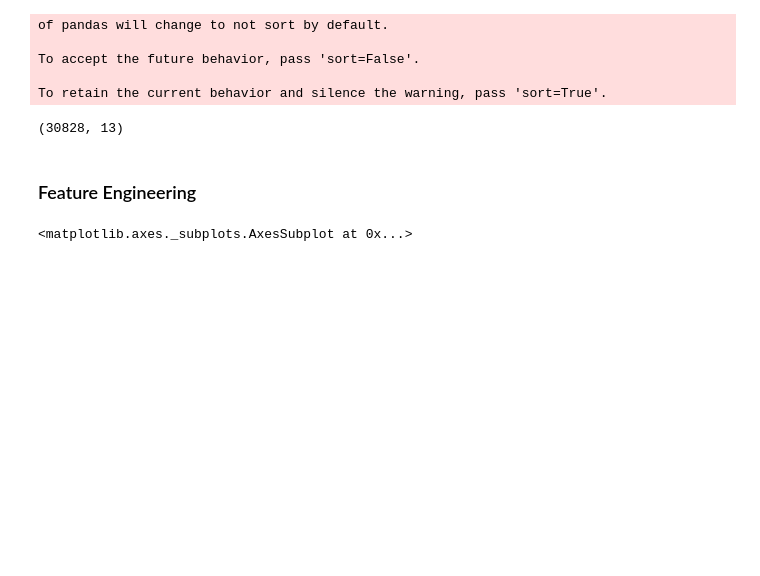
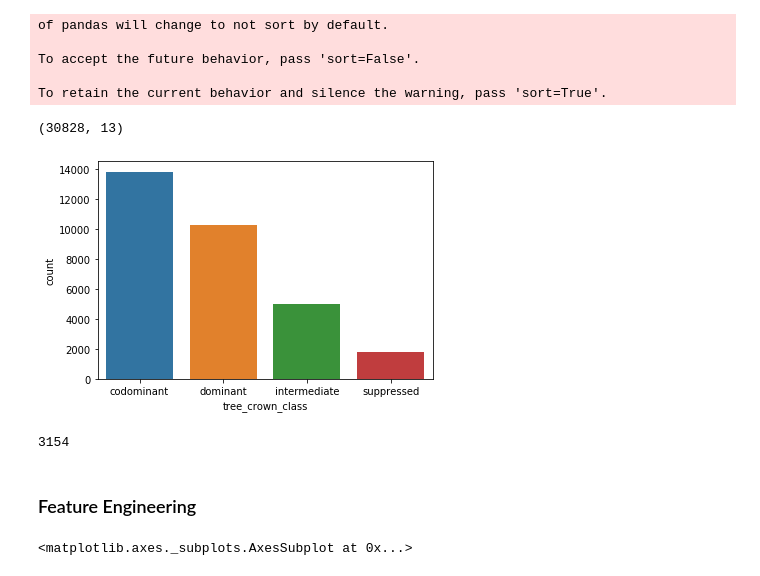
Before and after one commit to New-Jersey-Forest-Service/InventoryErrorMLSolutions, a Jupyter notebook: CrownClass/classifying crown class_bothyears.ipynb, the cells around one changed output. Drawn from its saved outputs; the diff is of its cells as text; code cells hidden in the pictures; blank space fills up the shorter version.

Commit message:
add graphs and push misc local changes

```diff
--- a/CrownClass/classifying crown class_bothyears.ipynb
+++ b/CrownClass/classifying crown class_bothyears.ipynb
@@ -97,6 +97,14 @@ To accept the future behavior, pass 'sort=False'.
 
 To retain the current behavior and silence the warning, pass 'sort=True'.
 (30828, 13)
+# %%
+ax = sns.countplot(x="tree_crown_class", data=raw_trees)
+# %% [output]
+[figure, added]
+# %%
+raw_trees['OverOb_wOverIDForTypBAFGrndPresCrzrSoilWet_over_id'].nunique()
+# %% [output]
+3154
 # %% [markdown]
 ### Feature Engineering
 # %%
```
Also changed, not shown: parts of 4 cells of this notebook.
